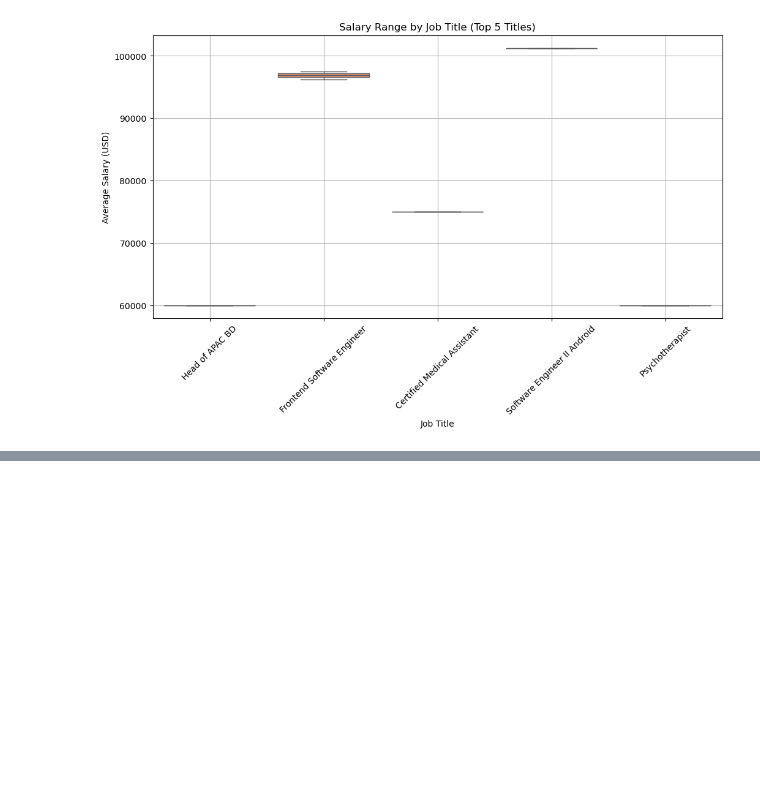
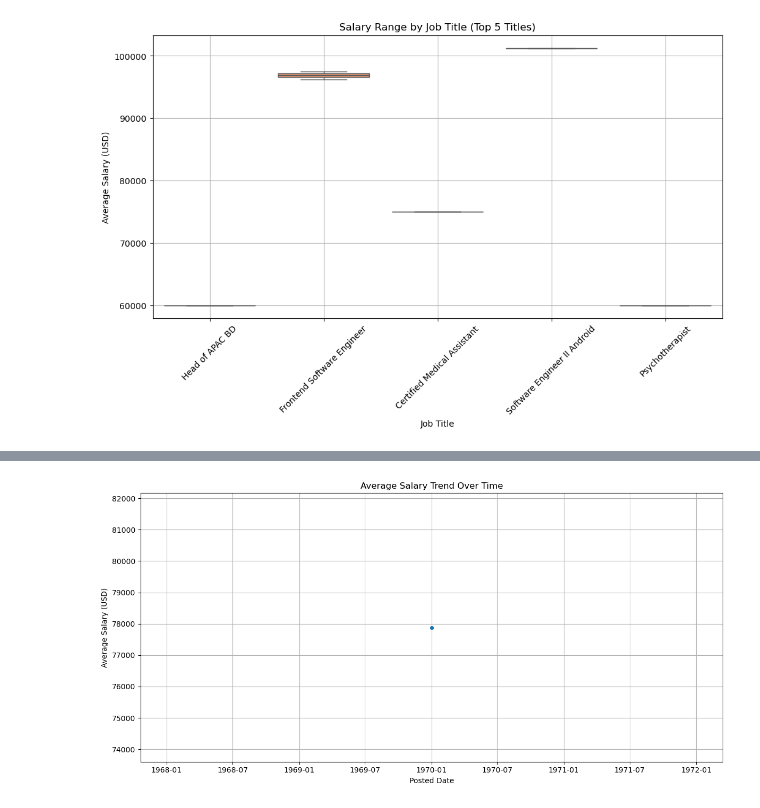
Before and after one commit to BorislavNedev/job-market-analysis, a Jupyter notebook: notebooks/salary_analysis.ipynb, the cells around one changed output, grey strips where cells are left out. Saved outputs shown, nothing was run; the diff lists cells and outputs as text; code cells hidden in the pictures; blank space fills up the shorter version.

```diff
--- a/notebooks/salary_analysis.ipynb
+++ b/notebooks/salary_analysis.ipynb
@@ -70,0 +116,23 @@ Passing `palette` without assigning `hue` is deprecated and will be removed in v
+# %%
+# ---------------------------------------------------
+# 🕒 Convert 'Posted Date' to datetime (if not already)
+# ---------------------------------------------------
+df["Posted Date"] = pd.to_datetime(df["Posted Date"], errors="coerce")
+df = df.dropna(subset=["Posted Date"])  # drop invalid dates
+# %%
+# ---------------------------------------------------
+# 📈 Salary Trend Over Time
+# ---------------------------------------------------
+salary_trend = df.groupby(df["Posted Date"].dt.to_period("M"))["avg_salary"].mean().reset_index()
+salary_trend["Posted Date"] = salary_trend["Posted Date"].dt.to_timestamp()
+
+plt.figure(figsize=(12, 6))
+sns.lineplot(data=salary_trend, x="Posted Date", y="avg_salary", marker='o')
+plt.title("Average Salary Trend Over Time")
+plt.ylabel("Average Salary (USD)")
+plt.xlabel("Posted Date")
+plt.grid(True)
+plt.tight_layout()
+plt.show()
+# %% [output]
+[figure, added]
```
Also changed, not shown: parts of 4 cells of this notebook.
